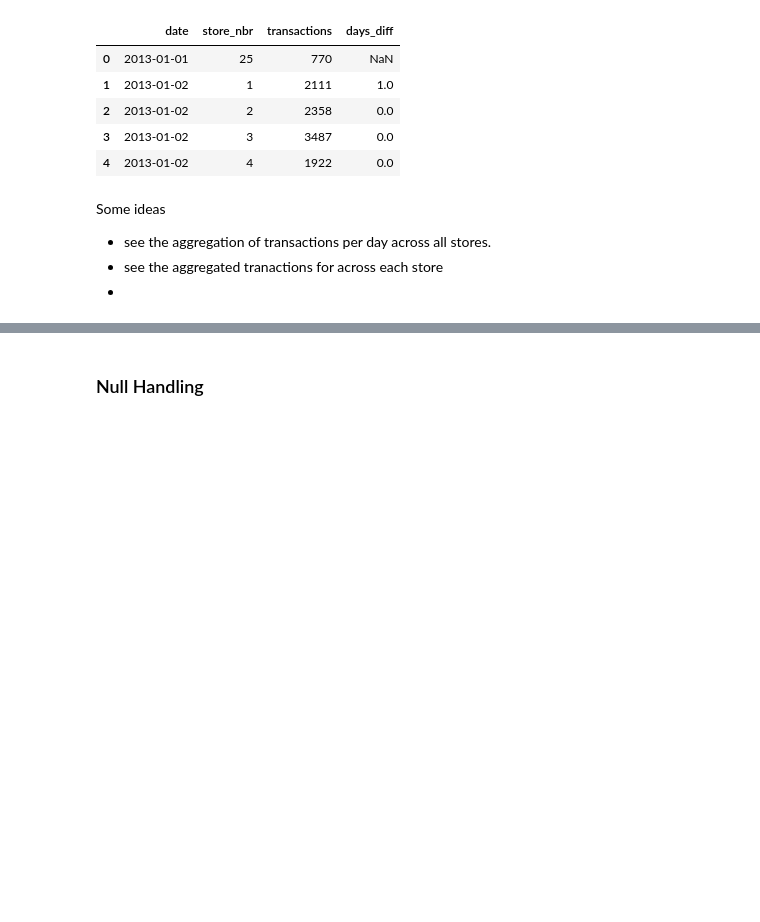
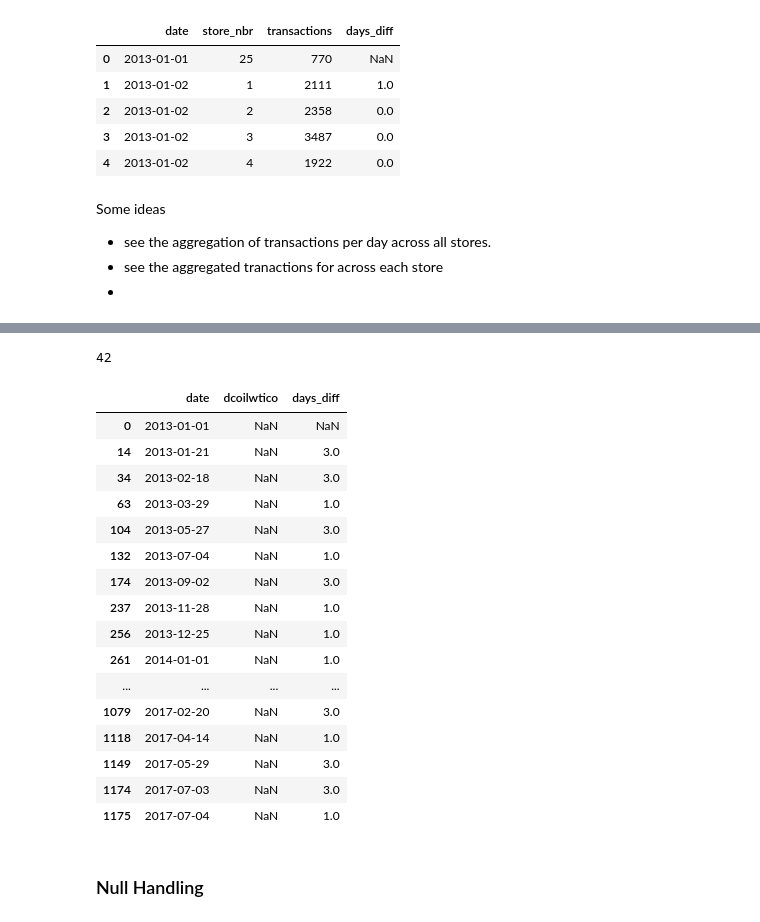
Before and after one commit to chriskuz/store_sales_time_series_forecasting, a Jupyter notebook: src/data_look.ipynb, the cells around one changed output, grey strips where cells are left out. Drawn from its saved outputs; the diff is of its cells as text; code cells hidden in the pictures; blank space fills up the shorter version.

```diff
--- a/src/data_look.ipynb
+++ b/src/data_look.ipynb
@@ -905,3 +1000,31 @@ Some ideas
+# %%
+print(n_groups)
+# %% [output]
+42
+# %%
+display(
+    oil[
+        oil["dcoilwtico"].isnull()
+    ]
+)
+# %% [output]
+|  | date | dcoilwtico | days_diff |
+| 0 | 2013-01-01 | NaN | NaN |
+| 14 | 2013-01-21 | NaN | 3.0 |
+| 34 | 2013-02-18 | NaN | 3.0 |
+| 63 | 2013-03-29 | NaN | 1.0 |
+| 104 | 2013-05-27 | NaN | 3.0 |
+| 132 | 2013-07-04 | NaN | 1.0 |
+| 174 | 2013-09-02 | NaN | 3.0 |
+| 237 | 2013-11-28 | NaN | 1.0 |
+| 256 | 2013-12-25 | NaN | 1.0 |
+| 261 | 2014-01-01 | NaN | 1.0 |
+| ... | ... | ... | ... |
+| 1079 | 2017-02-20 | NaN | 3.0 |
+| 1118 | 2017-04-14 | NaN | 1.0 |
+| 1149 | 2017-05-29 | NaN | 3.0 |
+| 1174 | 2017-07-03 | NaN | 3.0 |
+| 1175 | 2017-07-04 | NaN | 1.0 |
 # %% [markdown]
 ### Null Handling
 # %%
```
Also changed, not shown: parts of 9 cells of this notebook.
